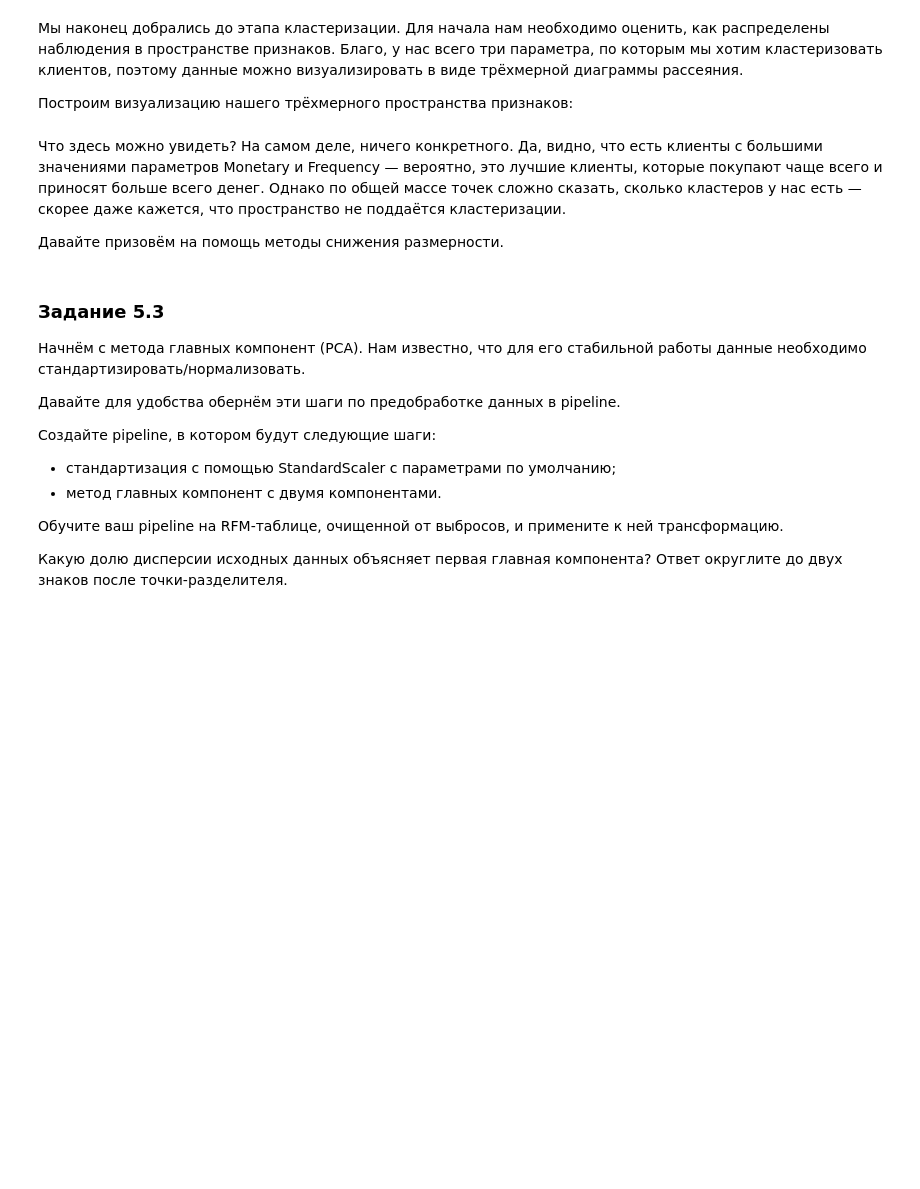
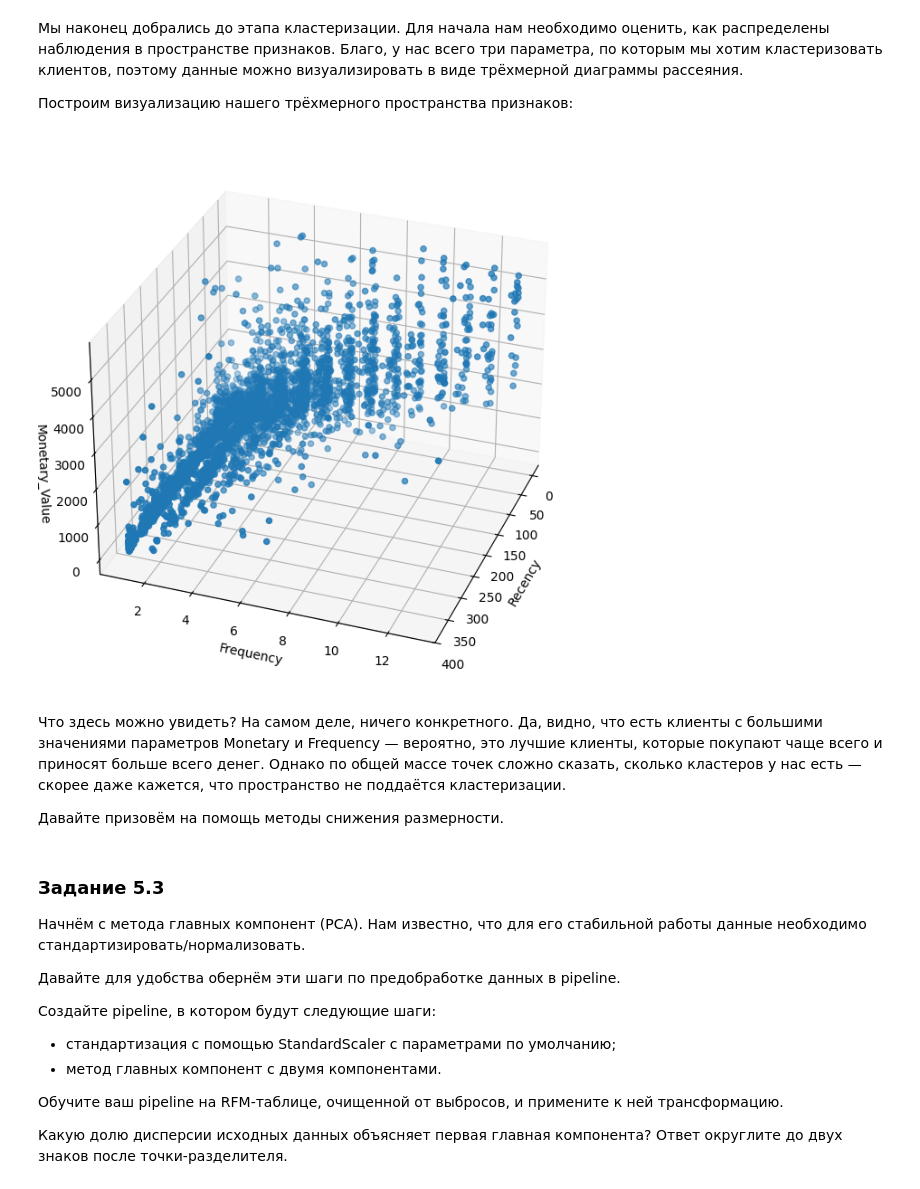
Before and after one commit to Ar1sha/sf, a Jupyter notebook: project_6/Project-6.Сегментирование клиентов онлайн-магазина подарков.ipynb, the cells around one changed output. Saved outputs shown, nothing was run; the diff lists cells and outputs as text; code cells hidden in the pictures; blank space fills up the shorter version.

```diff
--- a/project_6/Project-6.Сегментирование клиентов онлайн-магазина подарков.ipynb
+++ b/project_6/Project-6.Сегментирование клиентов онлайн-магазина подарков.ipynb
@@ -623,3 +645,15 @@ sns.barplot(data=data, x='day_of_week', y='Quantity', estimator='sum')
 * Monetary Value рассчитывается как общая сумма денег, которую i-ый клиент потратил на наши товары (с учетом возвратов).
 
 Когда вы рассчитаете все характеристики, не забудьте дать столбцам результирующей таблицы соответствующие названия.
+# %%
+today_date = '2011-12-10 00:00:00'
+today_date = pd.to_datetime(today_date)
+last_order = data.groupby('CustomerID')['InvoiceDate'].max()
+Recency = (today_date-last_order).dt.days
+Frequency = data.groupby('CustomerID')['InvoiceNo'].nunique()
+Monetary_Value = data.groupby('CustomerID')['TotalPrice'].sum()
+# %%
+RFM = pd.DataFrame({'Recency': Recency,
+                   'Frequency': Frequency,
+                   'Monetary_Value': Monetary_Value})
+RFM
@@ -660,6 +720,10 @@ $$monetary >monetary_{0.95}$$
 где $frequency_{0.95}$ и $monetary_{0.95}$ - квантили уровня 0.95 для соответствующих признаков.
 
 Данные о скольких клиентах у вас остались в RFM-таблице?
+# %%
+Frequency_quant = Frequency.quantile(0.95)
+Monetary_Value_quant = Monetary_Value.quantile(0.95)
+rfm_table_cleaned = RFM[(RFM['Frequency']<=Frequency_quant) & (RFM['Monetary_Value']<=Monetary_Value_quant)]
 # %% [markdown]
 После удаления выбросов у вас должны получиться следующие коробчатые диаграммы:
 # %%
@@ -684,22 +750,24 @@ fig.show()
 # %%
 # создадим трёхмерный объект
 fig = plt.figure(figsize=(6,6))
 ax = Axes3D(fig)
 # добавим дополнительную ось в объект картинки
 fig.add_axes(ax)
 ax.azim = 20
 ax.elev = 30
 
 # визуализируем данные, передав значения x, y, z, а также информацию о группировке данных по цветам
 ax.scatter(
     rfm_table_cleaned['Recency'].to_list(),
     rfm_table_cleaned['Frequency'].to_list(),
-    rfm_table_cleaned['Monetary'].to_list()
+    rfm_table_cleaned['Monetary_Value'].to_list()
 )
 # добавим оси
 ax.set_xlabel('Recency')
 ax.set_ylabel('Frequency')
-ax.set_zlabel('Monetary');
+ax.set_zlabel('Monetary_Value');
+# %% [output]
+[figure, added]
 # %% [markdown]
 Что здесь можно увидеть? На самом деле, ничего конкретного. Да, видно, что есть клиенты с большими значениями параметров Monetary и Frequency — вероятно, это лучшие клиенты, которые покупают чаще всего и приносят больше всего денег. Однако по общей массе точек сложно сказать, сколько кластеров у нас есть — скорее даже кажется, что пространство не поддаётся кластеризации.
 
```
Also changed, not shown: parts of 25 cells of this notebook.
